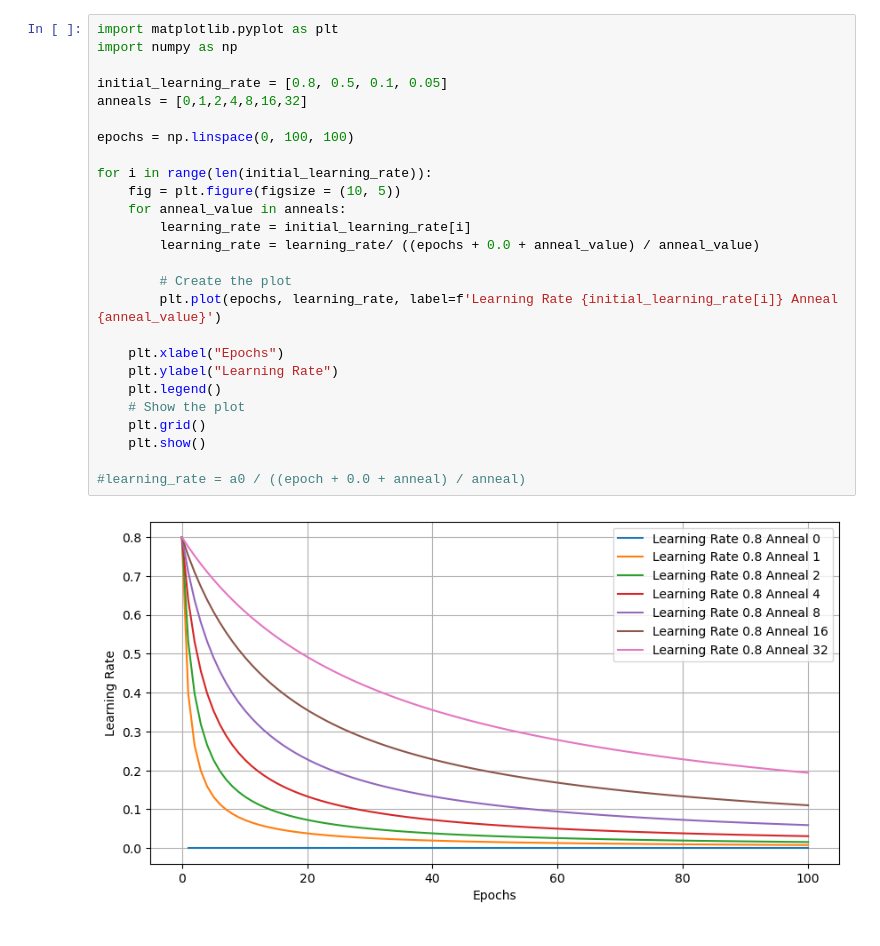
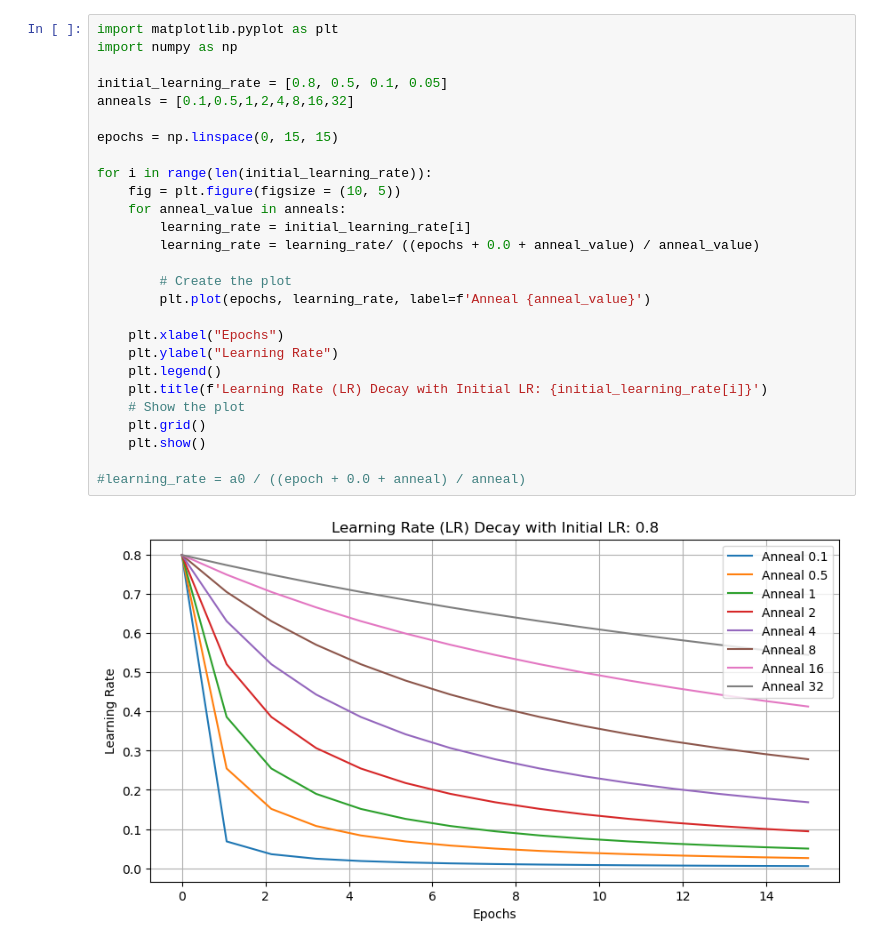
Before and after one commit to ericjanto/number-agreement, a Jupyter notebook: testing.ipynb, the cells around one changed output. Drawn from its saved outputs; the diff is of its cells as text.

Commit message:
graphs for q4 pre-experiment

```diff
--- a/testing.ipynb
+++ b/testing.ipynb
@@ -55,28 +64,29 @@ for model in models:
 # %%
 import matplotlib.pyplot as plt
 import numpy as np
 
 initial_learning_rate = [0.8, 0.5, 0.1, 0.05]
-anneals = [0,1,2,4,8,16,32]
+anneals = [0.1,0.5,1,2,4,8,16,32]
 
-epochs = np.linspace(0, 100, 100)
+epochs = np.linspace(0, 15, 15)
 
 for i in range(len(initial_learning_rate)):
     fig = plt.figure(figsize = (10, 5))
     for anneal_value in anneals:
         learning_rate = initial_learning_rate[i]
         learning_rate = learning_rate/ ((epochs + 0.0 + anneal_value) / anneal_value)
 
         # Create the plot
-        plt.plot(epochs, learning_rate, label=f'Learning Rate {initial_learning_rate[i]} Anneal {anneal_value}')
+        plt.plot(epochs, learning_rate, label=f'Anneal {anneal_value}')
 
     plt.xlabel("Epochs")
     plt.ylabel("Learning Rate")
     plt.legend()
+    plt.title(f'Learning Rate (LR) Decay with Initial LR: {initial_learning_rate[i]}')
     # Show the plot
     plt.grid()
     plt.show()
 
 #learning_rate = a0 / ((epoch + 0.0 + anneal) / anneal)
 # %% [output]
-[figure, old version]
+[figure, new version]
```
Also changed, not shown: parts of 3 cells of this notebook, 4 other files.
